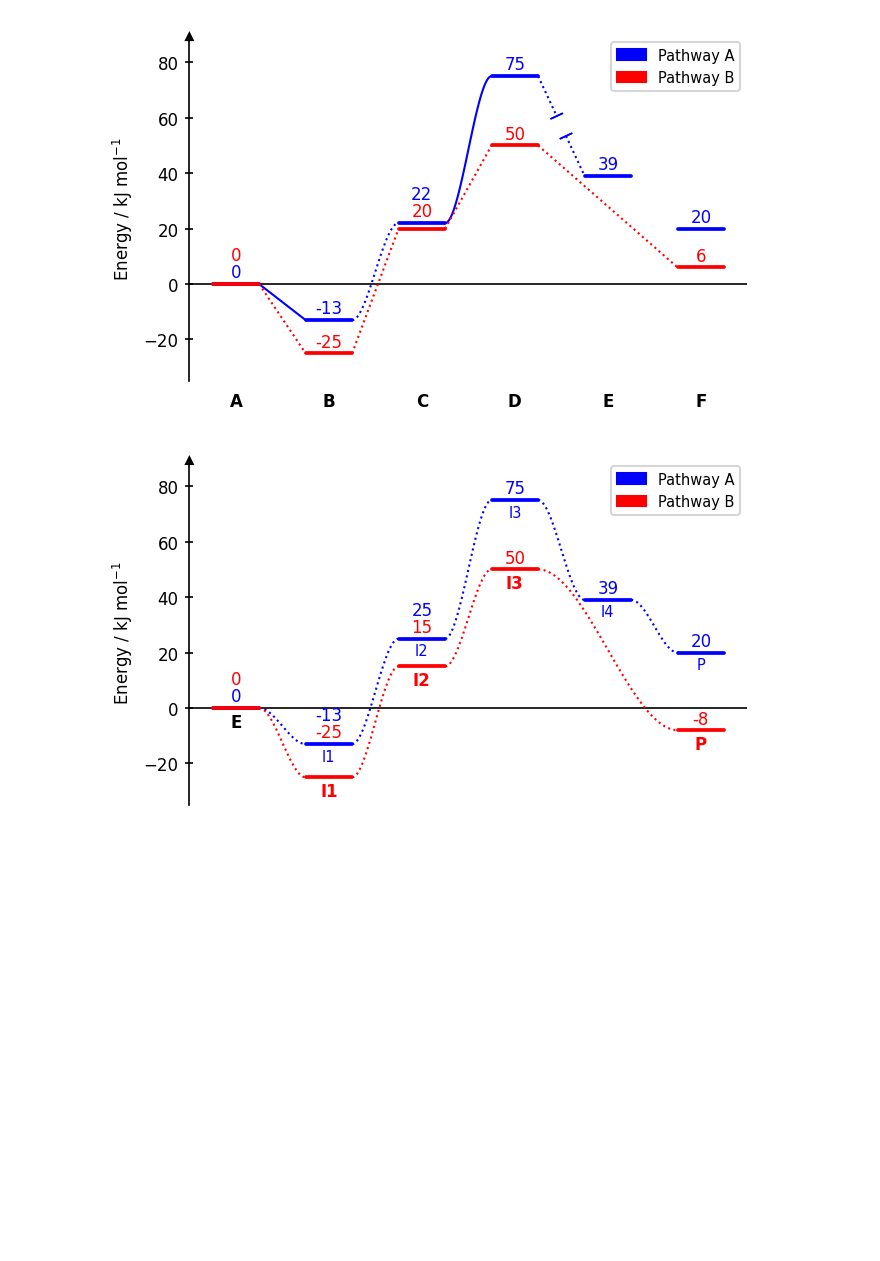
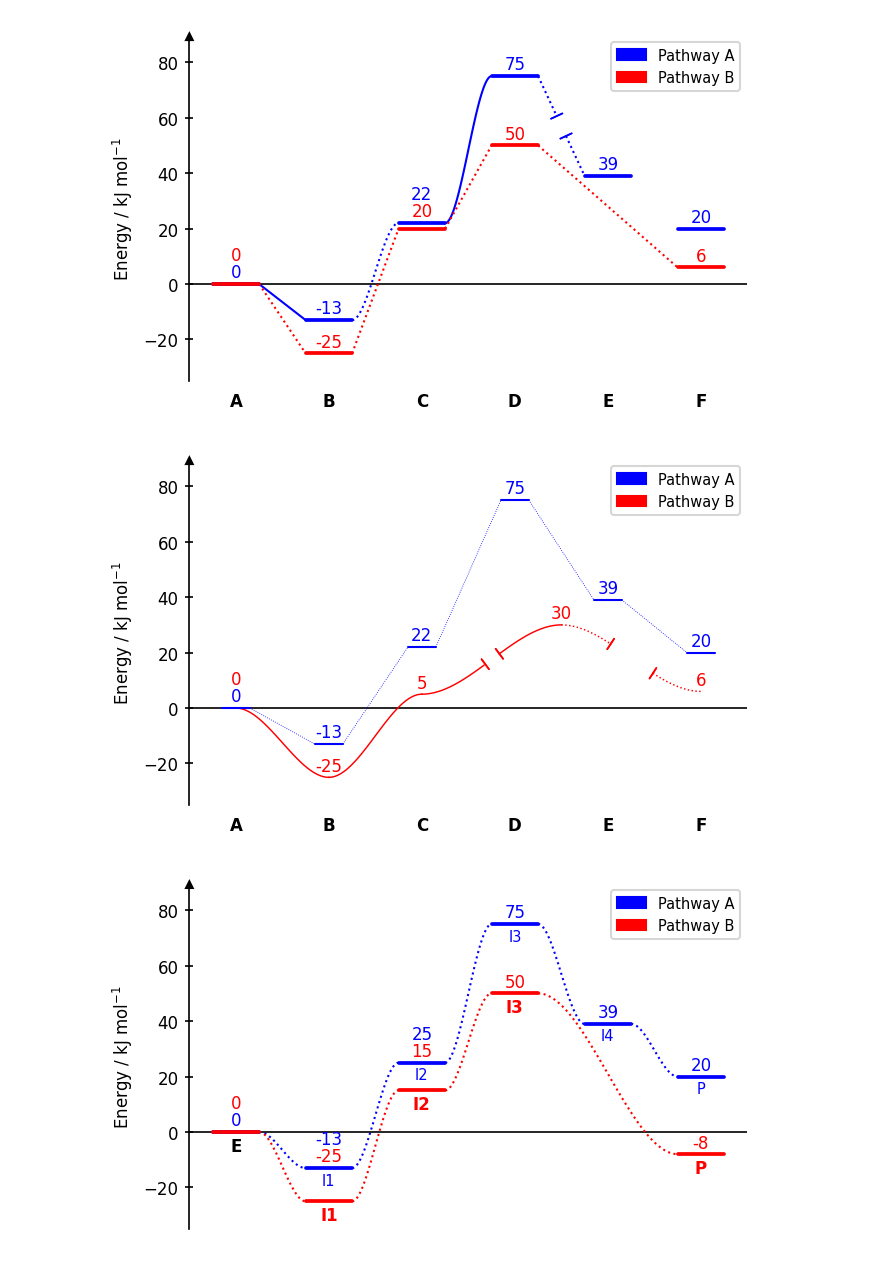
Before and after one commit to Tonner-Zech-Group/chem-diagrams, a Jupyter notebook: examples/readme_images.ipynb, the cells around one changed output. Cells and saved outputs as stored; diff of their text form; code cells hidden in the pictures; blank space fills up the shorter version.

Commit message:
Added more options for draw_path

```diff
--- a/examples/readme_images.ipynb
+++ b/examples/readme_images.ipynb
@@ -490,6 +490,42 @@ dia.fig.savefig(os.path.join("..","docs","img","example_multipaths.png"),format=
 dia.show()
 # %% [output]
 [figure]
+# %%
+from chemdiagrams import EnergyDiagram
+import os
+
+dia = EnergyDiagram()
+
+dia.draw_path(
+    x_data=[0, 1, 2, 3, 4, 5],
+    y_data=[0, -13, 22, 75, 39, 20],
+    color="blue",
+    path_name="Pathway A",
+    width_plateau=0.3,
+    lw_plateau="connector",
+    lw_connector=0.4,
+)
+
+dia.draw_path(
+    x_data=[0, 1, 2, 3.5, 5],
+    y_data=[0, -25, 5, 30, 6],
+    color="red",
+    path_name="Pathway B",
+    linetypes=[4, 4, -4, -3],
+    width_plateau=0,
+    lw_connector=0.7,
+    gap_scale=[0,0, 0.5, 1.5],
+)
+
+dia.add_numbers_auto()
+dia.legend(fontsize=7)
+dia.set_xlabels(["A", "B", "C", "D", "E", "F"])
+dia.ax.set_ylabel("Energy / kJ mol$^{-1}$", fontsize=8)
+
+dia.fig.savefig(os.path.join("..","docs","img","example_path_styling.png"),format="png", bbox_inches="tight")
+dia.show()
+# %% [output]
+[figure, added]
 # %%
 dia = EnergyDiagram()
 
```
Also changed, not shown: 9 other files.
